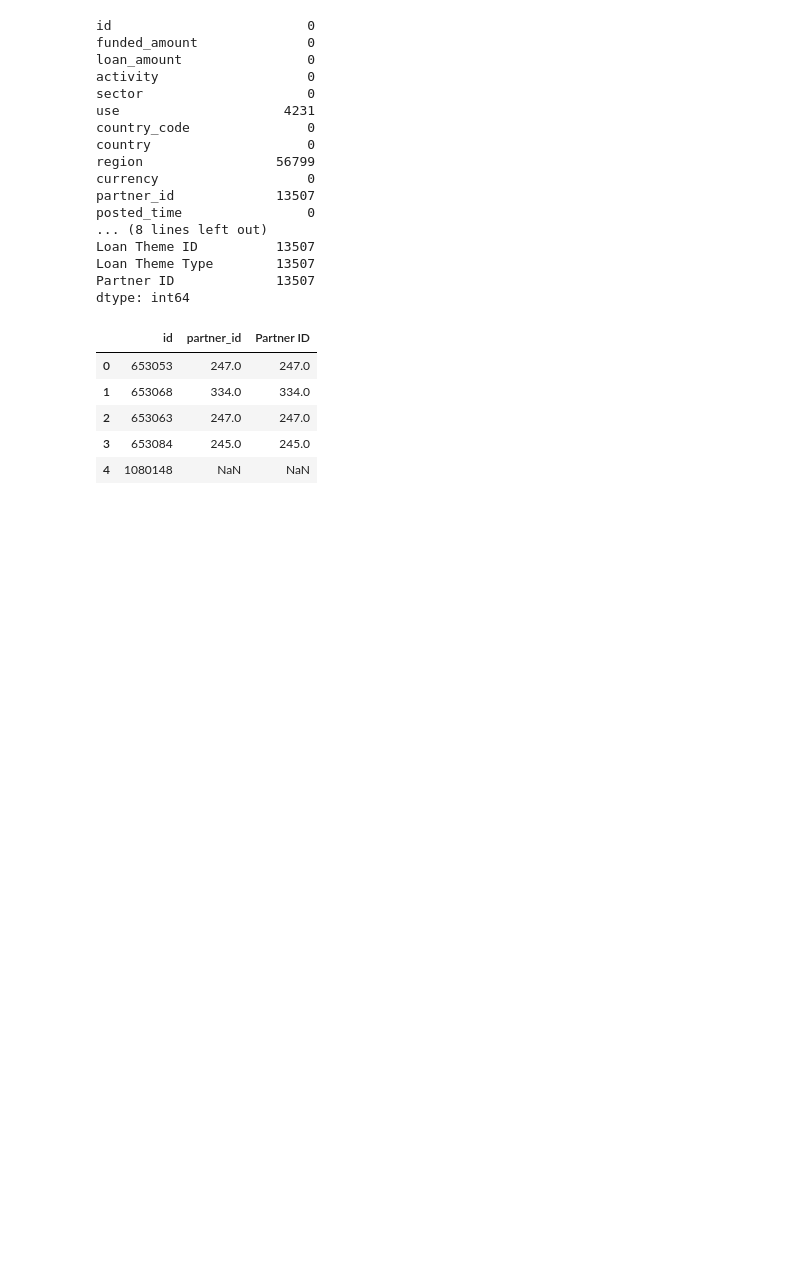
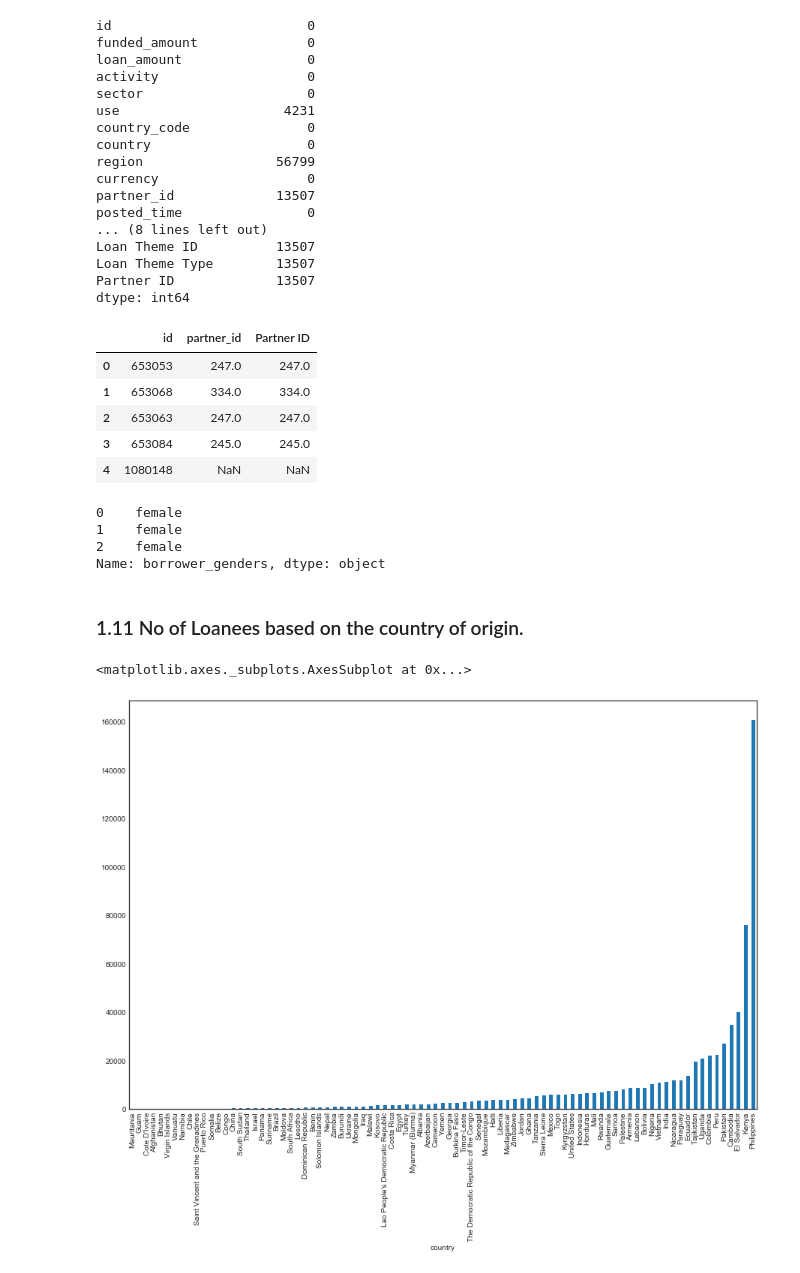
Before and after one commit to Kibugu/assignment-1-Kibugu, a Jupyter notebook: Kiva_funding.ipynb, the cells around one changed output. Drawn from its saved outputs; the diff is of its cells as text; code cells hidden in the pictures; blank space fills up the shorter version.

```diff
--- a/Kiva_funding.ipynb
+++ b/Kiva_funding.ipynb
@@ -474,3 +472,19 @@ df13[['id','partner_id','Partner ID']].head()
 | 2 | 653063 | 247.0 | 247.0 |
 | 3 | 653084 | 245.0 | 245.0 |
 | 4 | 1080148 | NaN | NaN |
+# %%
+df13.head(3)
+# %% [output]
+0    female
+1    female
+2    female
+Name: borrower_genders, dtype: object
+# %% [markdown]
+### 1.11 No of Loanees based on the country of origin.
+# %%
+# plot the based on the country of origin..
+no_of_loanees=df13.groupby('country')['id'].count()
+no_of_loanees.sort_values(ascending=True).plot.bar(figsize=(15,10))
+# %% [output]
+<matplotlib.axes._subplots.AxesSubplot at 0x...>
+[figure, added]
```
Also changed, not shown: parts of 53 cells of this notebook.
